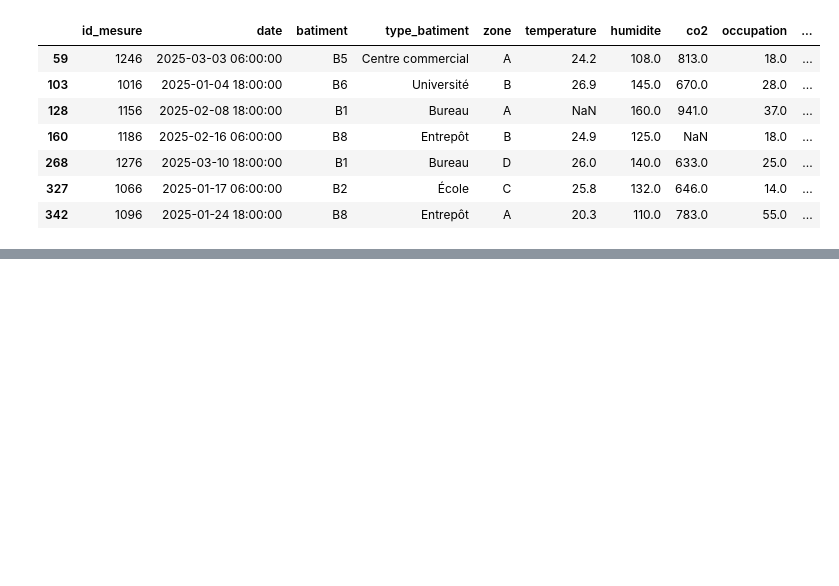
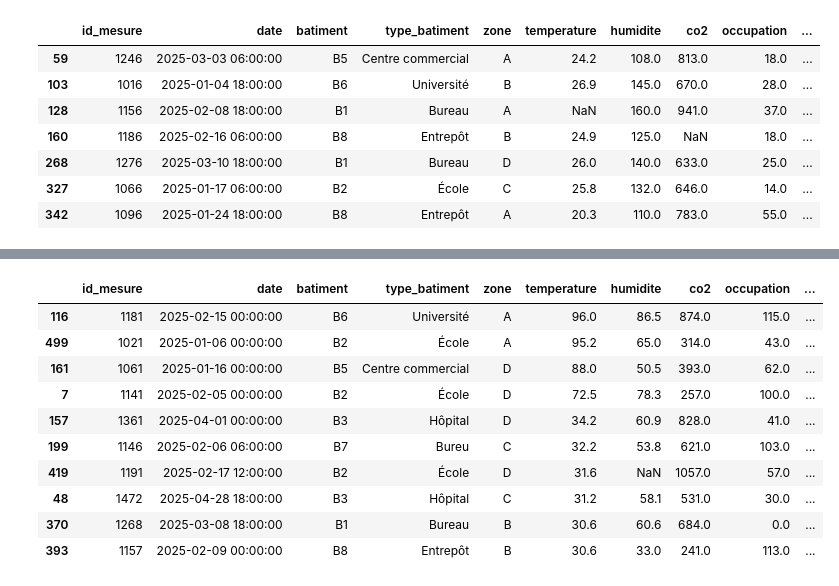
Before and after one commit to binetouwahab/atelier_prepa_donnees_tab, a Jupyter notebook: notebooks/atelier_prepa_donnees_tab.ipynb, the cells around one changed output, grey strips where cells are left out. Saved outputs shown, nothing was run; the diff lists cells and outputs as text; code cells hidden in the pictures; blank space fills up the shorter version.

Commit message:
rechercher des valeurs telles que température extrêmement élevée

```diff
--- a/notebooks/atelier_prepa_donnees_tab.ipynb
+++ b/notebooks/atelier_prepa_donnees_tab.ipynb
@@ -224,0 +239,14 @@ df[df["humidite"] > 100]
+# %%
+df.nlargest(10, "temperature") #afficher les 10 plus grandes valeurs de la colonne temperature
+# %% [output]
+|  | id_mesure | date | batiment | type_batiment | zone | temperature | humidite | co2 | occupation | ... |
+| 116 | 1181 | 2025-02-15 00:00:00 | B6 | Université | A | 96.0 | 86.5 | 874.0 | 115.0 | ... |
+| 499 | 1021 | 2025-01-06 00:00:00 | B2 | École | A | 95.2 | 65.0 | 314.0 | 43.0 | ... |
+| 161 | 1061 | 2025-01-16 00:00:00 | B5 | Centre commercial | D | 88.0 | 50.5 | 393.0 | 62.0 | ... |
+| 7 | 1141 | 2025-02-05 00:00:00 | B2 | École | D | 72.5 | 78.3 | 257.0 | 100.0 | ... |
+| 157 | 1361 | 2025-04-01 00:00:00 | B3 | Hôpital | D | 34.2 | 60.9 | 828.0 | 41.0 | ... |
+| 199 | 1146 | 2025-02-06 06:00:00 | B7 | Bureu | C | 32.2 | 53.8 | 621.0 | 103.0 | ... |
+| 419 | 1191 | 2025-02-17 12:00:00 | B2 | École | D | 31.6 | NaN | 1057.0 | 57.0 | ... |
+| 48 | 1472 | 2025-04-28 18:00:00 | B3 | Hôpital | C | 31.2 | 58.1 | 531.0 | 30.0 | ... |
+| 370 | 1268 | 2025-03-08 18:00:00 | B1 | Bureau | B | 30.6 | 60.6 | 684.0 | 0.0 | ... |
+| 393 | 1157 | 2025-02-09 00:00:00 | B8 | Entrepôt | B | 30.6 | 33.0 | 241.0 | 113.0 | ... |
```
Also changed, not shown: parts of 2 cells of this notebook.
